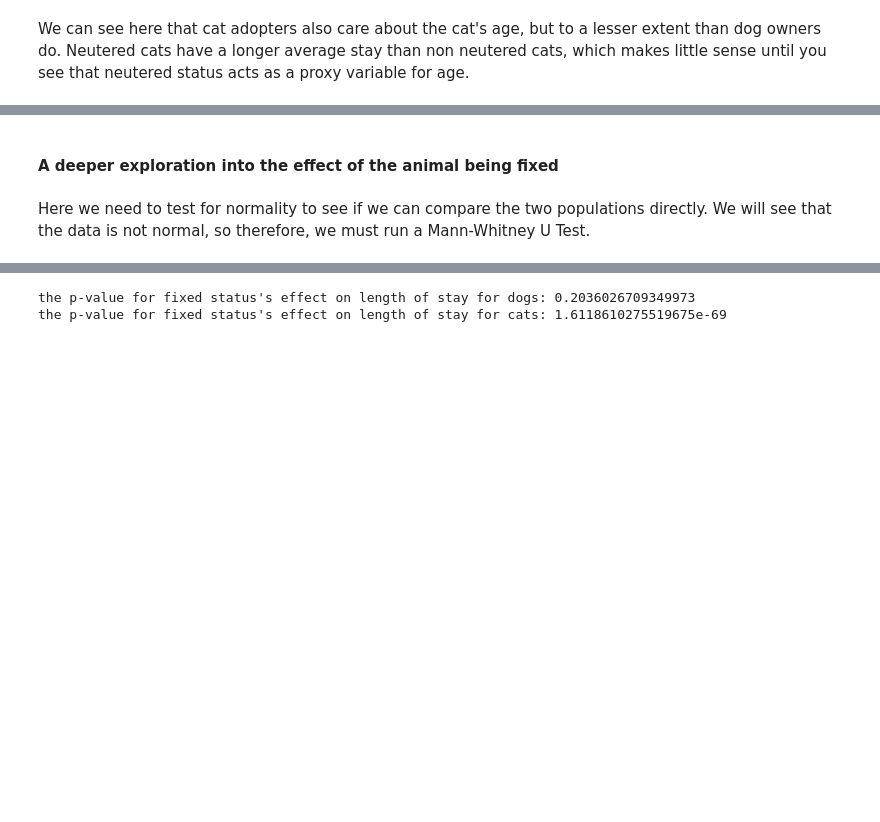
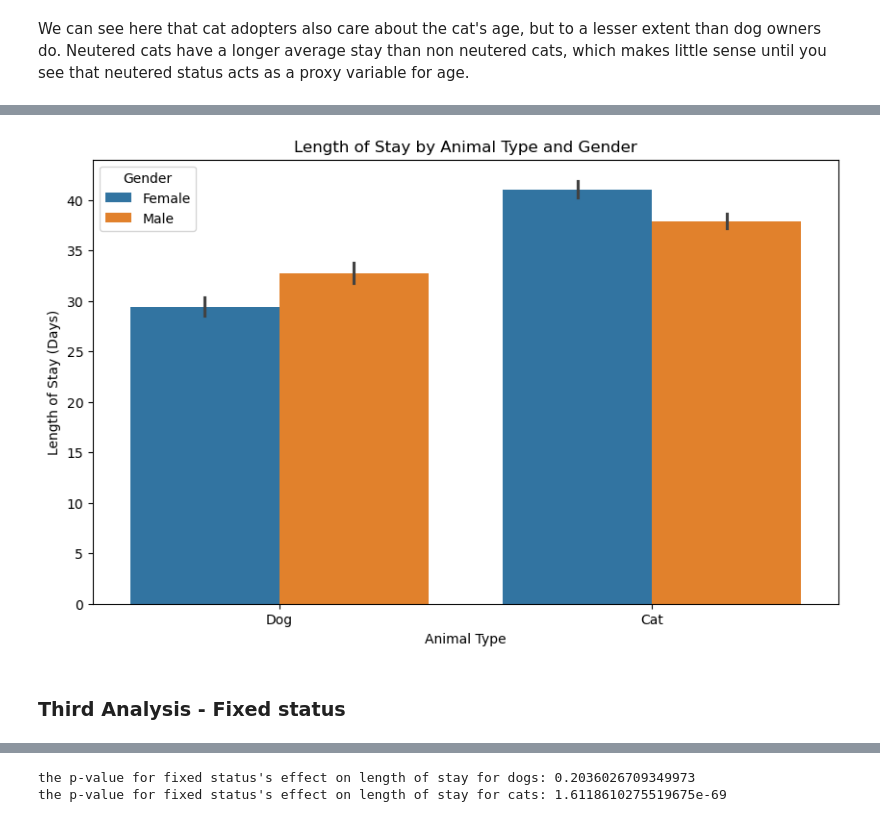
Before and after one commit to COGS108/Group072_WI26, a Jupyter notebook: 03-FinalProject.ipynb, the cells around one changed output, grey strips where cells are left out. Cells and saved outputs as stored; diff of their text form; code cells hidden in the pictures; blank space fills up the shorter version.

```diff
--- a/03-FinalProject.ipynb
+++ b/03-FinalProject.ipynb
@@ -200,21 +237,3 @@ plot_animal_correlation(df, 'Cat')
 [figure]
 # %% [markdown]
 We can see here that cat adopters also care about the cat's age, but to a lesser extent than dog owners do. Neutered cats have a longer average stay than non neutered cats, which makes little sense until you see that neutered status acts as a proxy variable for age.
-# %%
-# New dataframe to chceck for adoption v. gender
-df_gender = combined.loc[:, ['sex_upon_outcome', 'outcome_type', 'outcome_animal_type']]
-# separate into male and female
-def get_gender(value):
-    if 'Male' in str(value):
-        return 'Male'
-    elif 'Female' in str(value):
-        return 'Female'
-    else:
-        return 'Unknown'
-# define adoption status
-def is_adopted(value):
-    return True if value == 'Adoption' else False
-df_gender['gender'] = df_gender['sex_upon_outcome'].apply(get_gender)
-df_gender['is_adopted'] = df_gender['outcome_type'].apply(is_adopted)
-# filter out 'unknown' gender
-df_gender = df_gender[df_gender['gender'] != 'Unknown']
@@ -251,11 +277,11 @@ plt.show()
 # %%
 # For both
 plt.figure(figsize=(10, 6))
-sns.barplot(data=df_gender, x='outcome_animal_type', y='is_adopted', hue='gender')
-plt.title('Adoption Rate by Animal Type and Gender')
+sns.barplot(data=df_gender, x='outcome_animal_type', y='length_of_stay', hue='gender')
+plt.title('Length of Stay by Animal Type and Gender')
 plt.xlabel('Animal Type')
-plt.ylabel('Adoption Rate (Proportion)')
+plt.ylabel('Length of Stay (Days)')
 plt.legend(title='Gender')
 plt.show()
+# %% [output]
+[figure, added]
-# %% [markdown]
-#### A deeper exploration into the effect of the animal being fixed
@@ -283,3 +288,3 @@ df_sort.loc[:, 'is_fixed'] = df_sort['sex_upon_outcome'].apply(fixed_status)
-# %% [markdown]
-Here we need to test for normality to see if we can compare the two populations directly. We will see that the data is not normal, so therefore, we must run a Mann-Whitney U Test.
+# %% [markdown]
+### Third Analysis - Fixed status
 # %%
```
Also changed, not shown: parts of 48 cells of this notebook.
